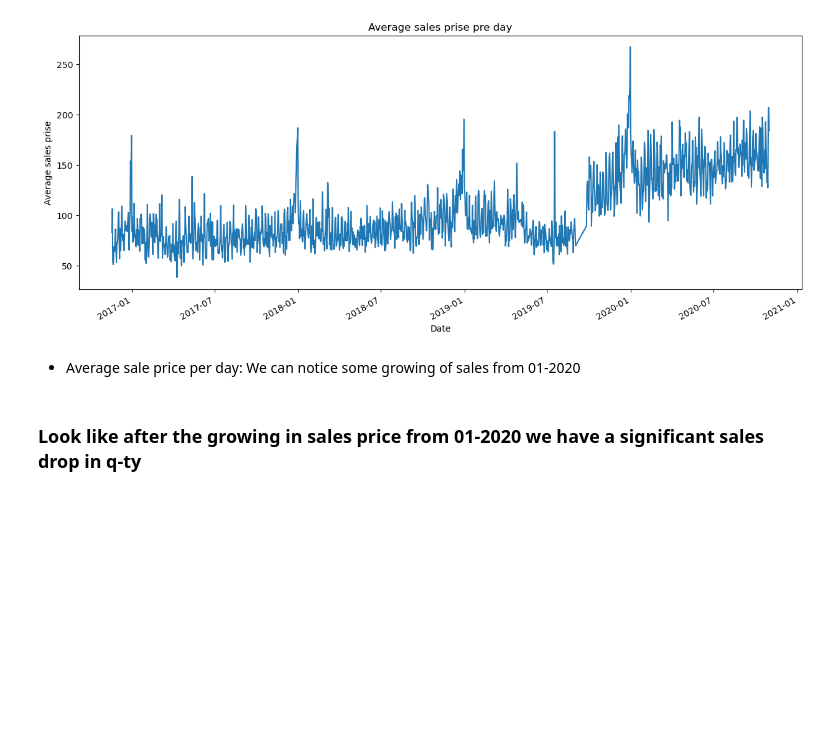
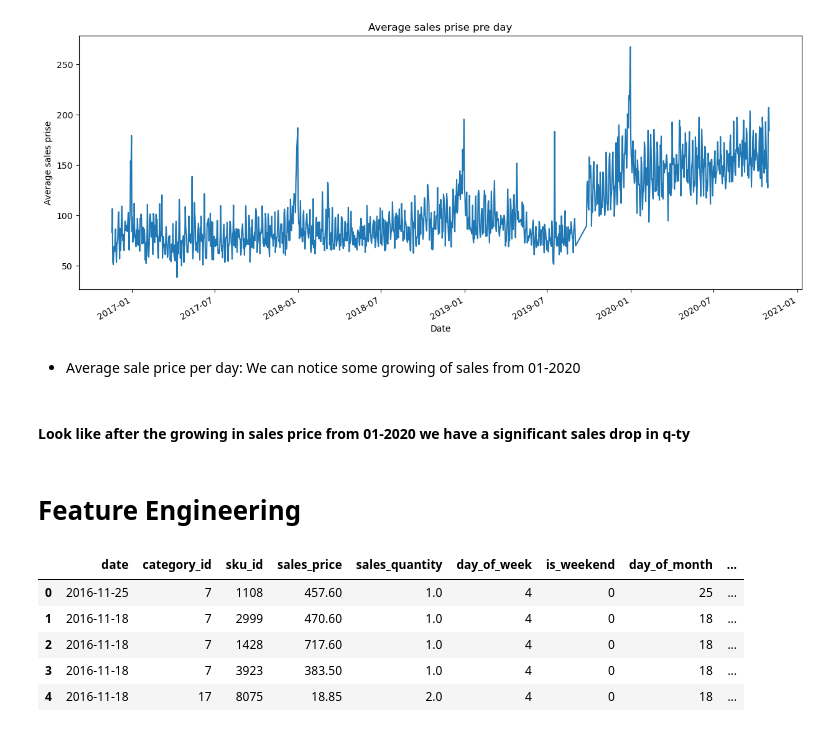
Before and after one commit to BorysZhyhalo/TemaBit-Fozzy-Group, a Jupyter notebook: main.ipynb, the cells around one changed output. Drawn from its saved outputs; the diff is of its cells as text; code cells hidden in the pictures; blank space fills up the shorter version.

Commit message:
Create day indicators for week, month, year, day and day off

```diff
--- a/main.ipynb
+++ b/main.ipynb
@@ -177,4 +177,25 @@ plt.show()
 # %% [markdown]
 * Average sale price per day: We can notice some growing of sales from 01-2020
 # %% [markdown]
-### Look like after the growing in sales price from 01-2020 we have a significant sales drop in q-ty
+#### Look like after the growing in sales price from 01-2020 we have a significant sales drop in q-ty
+# %% [markdown]
+# Feature Engineering
+# %%
+#Create day indicators for week, month, year, day and day off
+df['day_of_week'] = df['date'].dt.dayofweek
+#Days Indicator (0 - weekday, 1 - day off)
+df['is_weekend'] = df['day_of_week'].apply(lambda x: 1 if x >= 5 else 0)
+df['day_of_month'] = df['date'].dt.day
+df['month'] = df['date'].dt.month
+df['week_of_year'] = df['date'].dt.isocalendar().week
+df['year'] = df['date'].dt.year
+
+#check
+df.head()
+# %% [output]
+|  | date | category_id | sku_id | sales_price | sales_quantity | day_of_week | is_weekend | day_of_month | ... |
+| 0 | 2016-11-25 | 7 | 1108 | 457.60 | 1.0 | 4 | 0 | 25 | ... |
+| 1 | 2016-11-18 | 7 | 2999 | 470.60 | 1.0 | 4 | 0 | 18 | ... |
+| 2 | 2016-11-18 | 7 | 1428 | 717.60 | 1.0 | 4 | 0 | 18 | ... |
+| 3 | 2016-11-18 | 7 | 3923 | 383.50 | 1.0 | 4 | 0 | 18 | ... |
+| 4 | 2016-11-18 | 17 | 8075 | 18.85 | 2.0 | 4 | 0 | 18 | ... |
```
Also changed, not shown: parts of 1 cell of this notebook, 2 other files.
